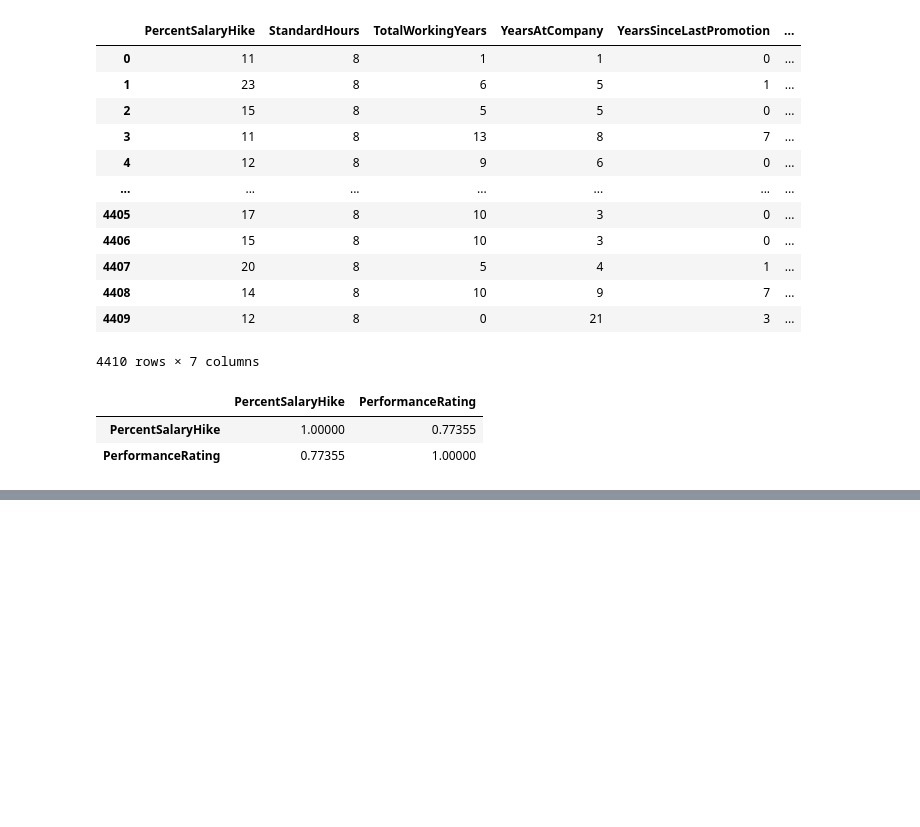
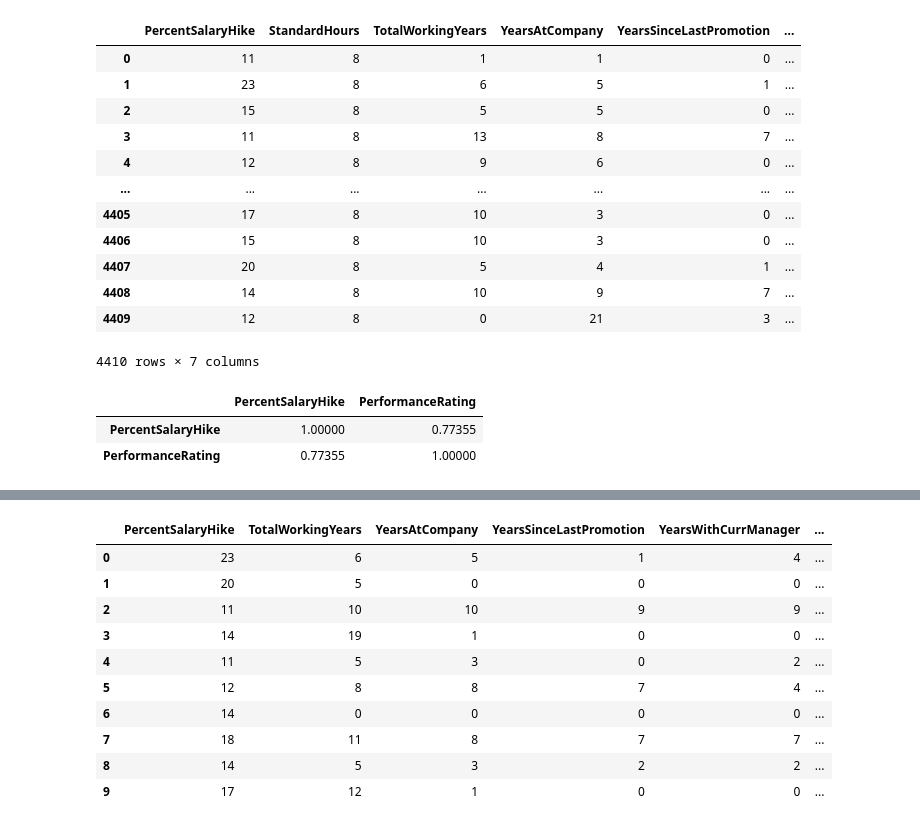
Before and after one commit to Buluma-Ke/HR-Employee-Analysis, a Jupyter notebook: employees.ipynb, the cells around one changed output, grey strips where cells are left out. Drawn from its saved outputs; the diff is of its cells as text; code cells hidden in the pictures; blank space fills up the shorter version.

```diff
--- a/employees.ipynb
+++ b/employees.ipynb
@@ -829,0 +904,24 @@ Perf_rltn[["PercentSalaryHike", 	"PerformanceRating"]].corr()
+# %%
+# Job satisfaction among attritious employees
+
+AtJob_sat_rltn = pd.read_sql("SELECT ed.PercentSalaryHike, ed.TotalWorkingYears, "
+            "ed.YearsAtCompany, ed.YearsSinceLastPromotion, ed.YearsWithCurrManager, "
+            "es.WorkLifeBalance, es.JobSatisfaction "
+            "FROM employeedata ed "
+            "INNER JOIN employee_survey es "
+            "ON ed.EmployeeID = es.EmployeeID "
+            "WHERE ed.Attrition = 'Yes';", con=engine)
+
+AtJob_sat_rltn.head(10)
+# %% [output]
+|  | PercentSalaryHike | TotalWorkingYears | YearsAtCompany | YearsSinceLastPromotion | YearsWithCurrManager | ... |
+| 0 | 23 | 6 | 5 | 1 | 4 | ... |
+| 1 | 20 | 5 | 0 | 0 | 0 | ... |
+| 2 | 11 | 10 | 10 | 9 | 9 | ... |
+| 3 | 14 | 19 | 1 | 0 | 0 | ... |
+| 4 | 11 | 5 | 3 | 0 | 2 | ... |
+| 5 | 12 | 8 | 8 | 7 | 4 | ... |
+| 6 | 14 | 0 | 0 | 0 | 0 | ... |
+| 7 | 18 | 11 | 8 | 7 | 7 | ... |
+| 8 | 14 | 5 | 3 | 2 | 2 | ... |
+| 9 | 17 | 12 | 1 | 0 | 0 | ... |
```
Also changed, not shown: parts of 9 cells of this notebook, 1 other file.
